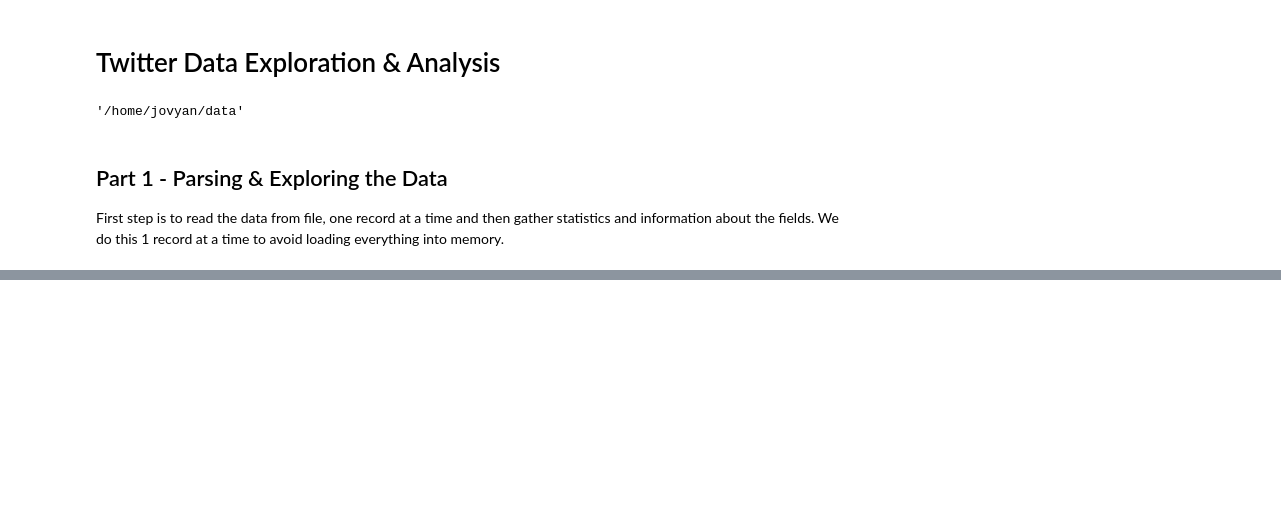
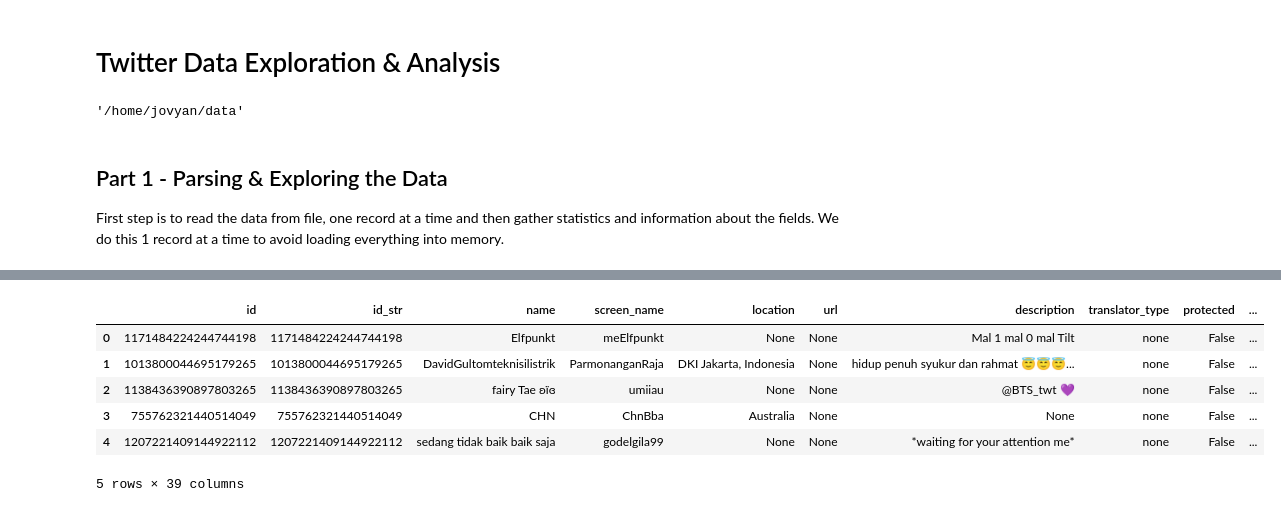
Before and after one commit to d-shehu/msds-data-mgmt-team12-finalproject, a Jupyter notebook: notebooks/twitter_stats_workbook.ipynb, the cells around one changed output, grey strips where cells are left out. Drawn from its saved outputs; the diff is of its cells as text; code cells hidden in the pictures; blank space fills up the shorter version.

```diff
--- a/notebooks/twitter_stats_workbook.ipynb
+++ b/notebooks/twitter_stats_workbook.ipynb
@@ -229,0 +472,7 @@ media                            1084   1084               list
+# %%
+lsLargerSample = random.sample(range(0, totalScanned), 2000)
+lsLargerSample.sort()
+
+# Arguments for the processing function
+processArgs = {"recordList": []}
+fnGetRecords(filepath, fnGetList, 0, totalScanned, lsLargerSample, False, processArgs)
@@ -229,0 +482,5 @@ media                            1084   1084               list
+# %%
+# Convert list to data frame
+dfTweets = pandas.DataFrame.from_records(processArgs["recordList"])
+
+len(dfTweets)
@@ -229,0 +503,12 @@ media                            1084   1084               list
+# %%
+# Grab the other complex records (objects)
+dfUser = pandas.DataFrame.from_records(dfTweets["user"])
+dfUser.head(5)
+# %% [output]
+|  | id | id_str | name | screen_name | location | url | description | translator_type | protected | ... |
+| 0 | 1171484224244744198 | 1171484224244744198 | Elfpunkt | meElfpunkt | None | None | Mal 1 mal 0 mal Tilt | none | False | ... |
+| 1 | 1013800044695179265 | 1013800044695179265 | DavidGultomteknisilistrik | ParmonanganRaja | DKI Jakarta, Indonesia | None | hidup penuh syukur dan rahmat 😇😇😇... | none | False | ... |
+| 2 | 1138436390897803265 | 1138436390897803265 | fairy Tae ʚïɞ | umiiau | None | None | @BTS_twt 💜 | none | False | ... |
+| 3 | 755762321440514049 | 755762321440514049 | CHN | ChnBba | Australia | None | None | none | False | ... |
+| 4 | 1207221409144922112 | 1207221409144922112 | sedang tidak baik baik saja | godelgila99 | None | None | *waiting for your attention me* | none | False | ... |
+5 rows × 39 columns
```
Also changed, not shown: parts of 56 cells of this notebook, 4 other files.
